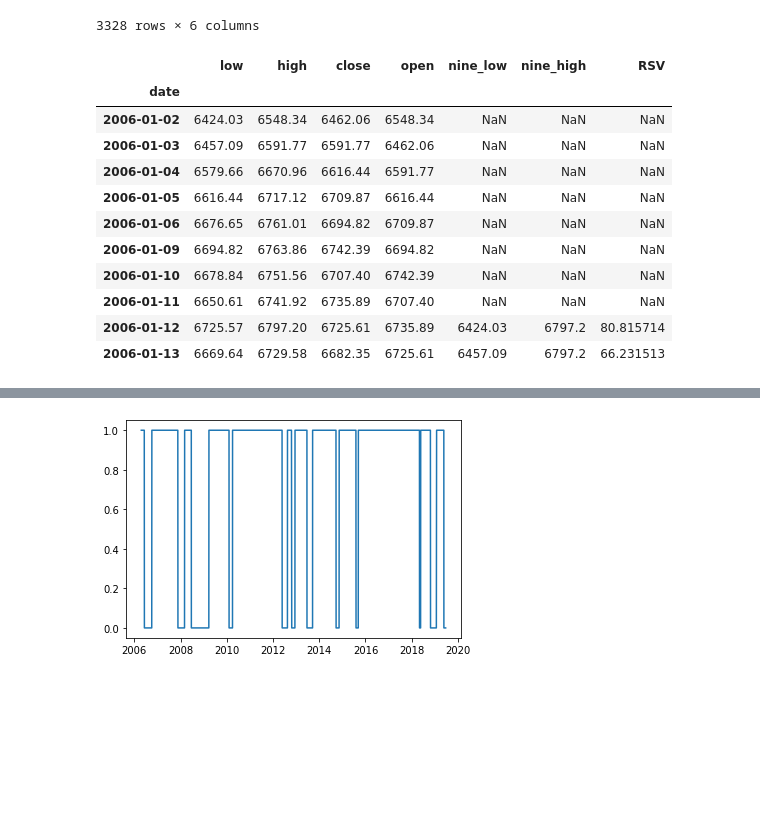
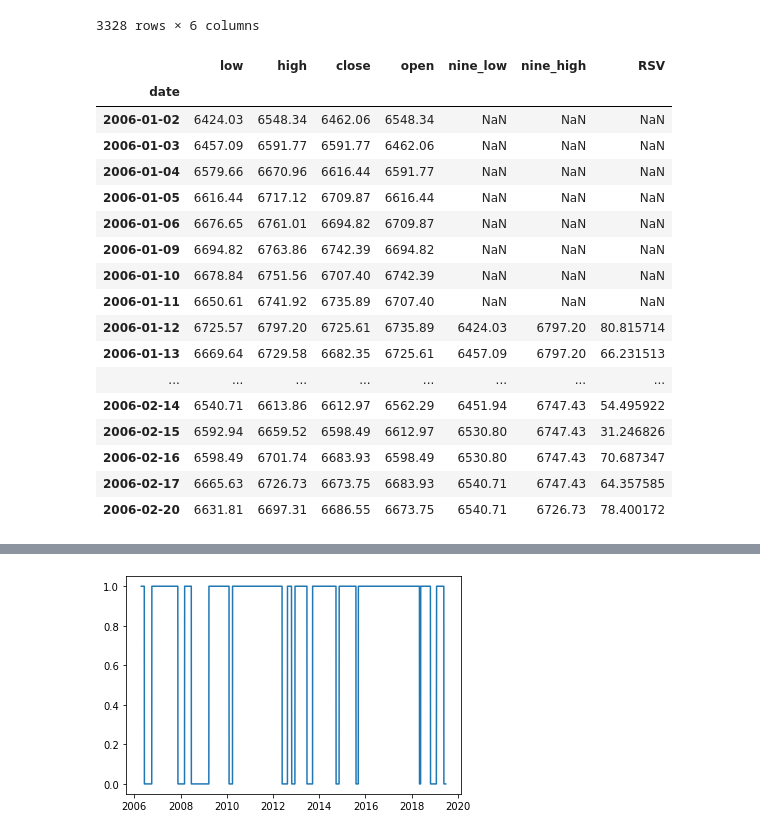
Before and after one commit to steny138/TWStockML, a Jupyter notebook: lyctwstock/kd.ipynb, the cells around one changed output, grey strips where cells are left out. Saved outputs shown, nothing was run; the diff lists cells and outputs as text; code cells hidden in the pictures; blank space fills up the shorter version.

```diff
--- a/lyctwstock/kd.ipynb
+++ b/lyctwstock/kd.ipynb
@@ -79,24 +79,30 @@ df_daily
 # %%
 # 計算RSV
 
 # （今日收盤價 - 最近九天的最低價 / 最近九天的最高價 - 最近九天的最低價)
 df_daily['RSV'] = (df_daily['close'] - df_daily['nine_low']) / (df_daily['nine_high'] - df_daily['nine_low']) * 100
 df_daily[df_daily['nine_low'].notnull()].head()
 
-df_daily.head(10)
+df_daily.head(30)
 # %% [output]
 |  | low | high | close | open | nine_low | nine_high | RSV |
 | date |  |  |  |  |  |  |  |
 | 2006-01-02 | 6424.03 | 6548.34 | 6462.06 | 6548.34 | NaN | NaN | NaN |
 | 2006-01-03 | 6457.09 | 6591.77 | 6591.77 | 6462.06 | NaN | NaN | NaN |
 | 2006-01-04 | 6579.66 | 6670.96 | 6616.44 | 6591.77 | NaN | NaN | NaN |
 | 2006-01-05 | 6616.44 | 6717.12 | 6709.87 | 6616.44 | NaN | NaN | NaN |
 | 2006-01-06 | 6676.65 | 6761.01 | 6694.82 | 6709.87 | NaN | NaN | NaN |
 | 2006-01-09 | 6694.82 | 6763.86 | 6742.39 | 6694.82 | NaN | NaN | NaN |
 | 2006-01-10 | 6678.84 | 6751.56 | 6707.40 | 6742.39 | NaN | NaN | NaN |
 | 2006-01-11 | 6650.61 | 6741.92 | 6735.89 | 6707.40 | NaN | NaN | NaN |
-| 2006-01-12 | 6725.57 | 6797.20 | 6725.61 | 6735.89 | 6424.03 | 6797.2 | 80.815714 |
-| 2006-01-13 | 6669.64 | 6729.58 | 6682.35 | 6725.61 | 6457.09 | 6797.2 | 66.231513 |
+| 2006-01-12 | 6725.57 | 6797.20 | 6725.61 | 6735.89 | 6424.03 | 6797.20 | 80.815714 |
+| 2006-01-13 | 6669.64 | 6729.58 | 6682.35 | 6725.61 | 6457.09 | 6797.20 | 66.231513 |
+| ... | ... | ... | ... | ... | ... | ... | ... |
+| 2006-02-14 | 6540.71 | 6613.86 | 6612.97 | 6562.29 | 6451.94 | 6747.43 | 54.495922 |
+| 2006-02-15 | 6592.94 | 6659.52 | 6598.49 | 6612.97 | 6530.80 | 6747.43 | 31.246826 |
+| 2006-02-16 | 6598.49 | 6701.74 | 6683.93 | 6598.49 | 6530.80 | 6747.43 | 70.687347 |
+| 2006-02-17 | 6665.63 | 6726.73 | 6673.75 | 6683.93 | 6540.71 | 6747.43 | 64.357585 |
+| 2006-02-20 | 6631.81 | 6697.31 | 6686.55 | 6673.75 | 6540.71 | 6726.73 | 78.400172 |
 # %%
 def cal_k(before_k, rsv):
 #     前日k值 * 2/3 + 當日rsv * 1/3
```
Also changed, not shown: parts of 8 cells of this notebook.
